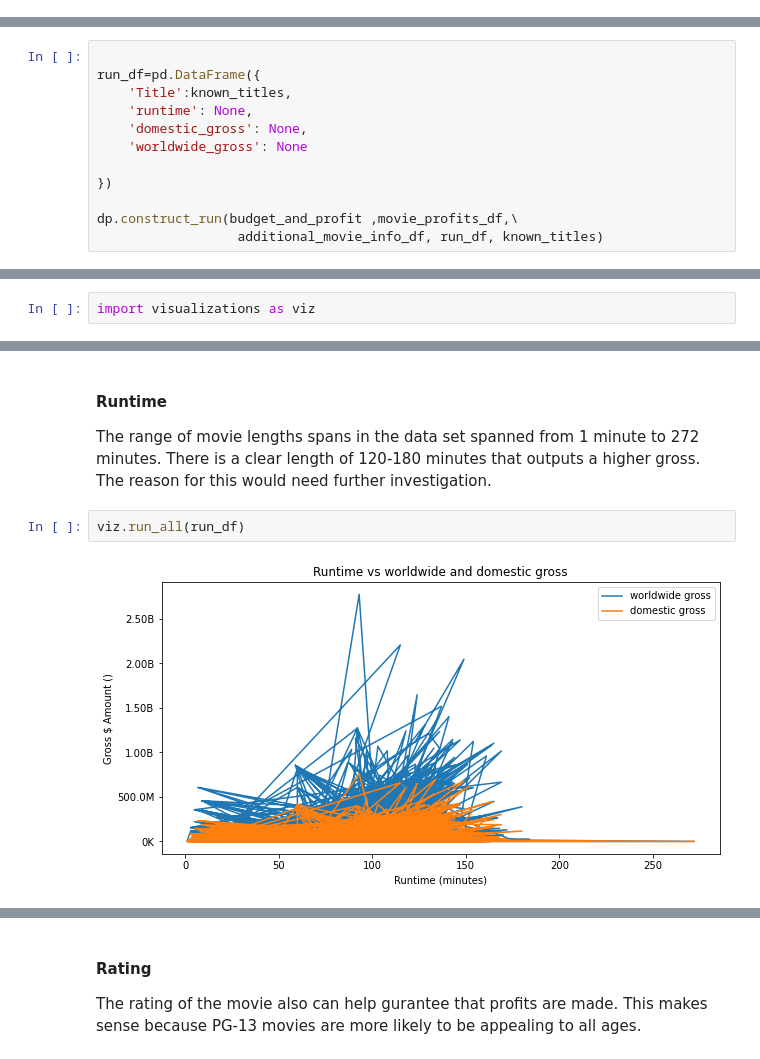
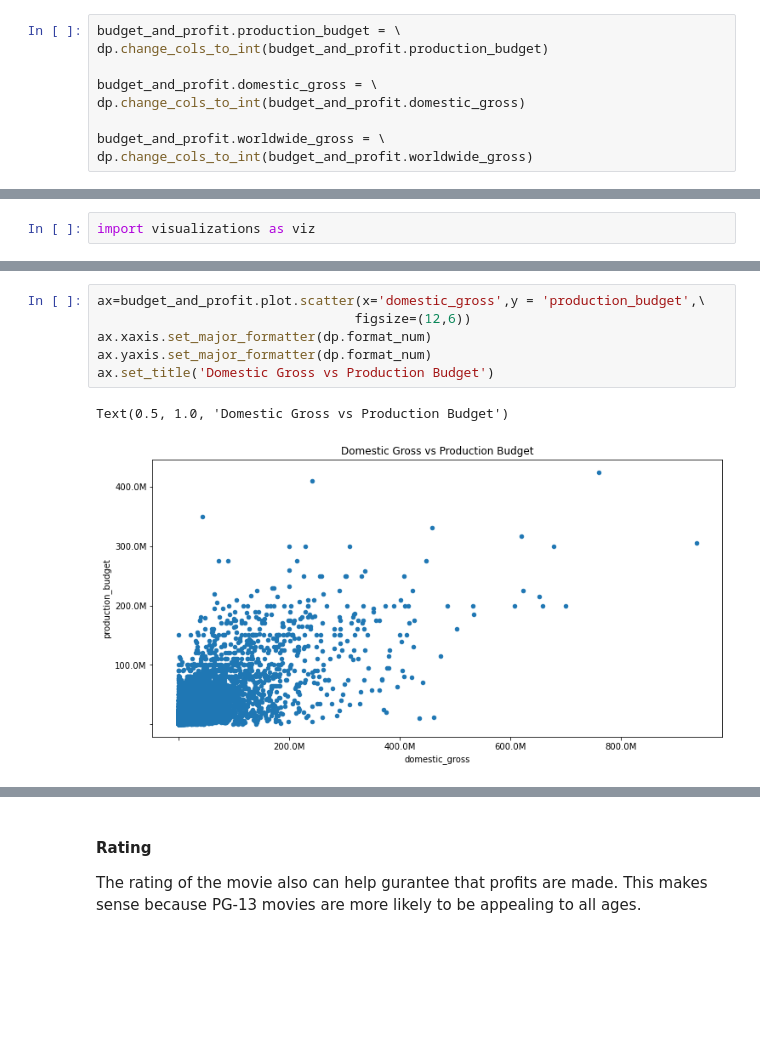
Before and after one commit to Eucalyptusss/dsc-phase-1-project, a Jupyter notebook: microsoft_movies_anaylysis.ipynb, the cells around one changed output, grey strips where cells are left out. Cells and saved outputs as stored; diff of their text form; blank space fills up the shorter version.

```diff
--- a/microsoft_movies_anaylysis.ipynb
+++ b/microsoft_movies_anaylysis.ipynb
@@ -69,0 +94,9 @@ dp.clean_it(budget_and_profit)
+# %%
+budget_and_profit.production_budget = \
+dp.change_cols_to_int(budget_and_profit.production_budget)
+
+budget_and_profit.domestic_gross = \
+dp.change_cols_to_int(budget_and_profit.domestic_gross)
+
+budget_and_profit.worldwide_gross = \
+dp.change_cols_to_int(budget_and_profit.worldwide_gross)
@@ -90,12 +434,0 @@ From there I add the associated values from additional_movie_info_df,budget_and_
-# %%
-
-run_df=pd.DataFrame({
-    'Title':known_titles,
-    'runtime': None,
-    'domestic_gross': None,
-    'worldwide_gross': None
-
-})
-
-dp.construct_run(budget_and_profit ,movie_profits_df,\
-                  additional_movie_info_df, run_df, known_titles)
@@ -166,10 +779,9 @@ viz.budget_line(budget_and_profit)
-# %% [markdown]
-#### __Runtime__
-
-The range of movie lengths spans in the data set spanned from 1 minute to 272 minutes.
-There is a clear length of 120-180 minutes that outputs a higher gross. The reason for
-this would need further investigation.
-# %%
-viz.run_all(run_df)
-# %% [output]
-[figure, removed]
+# %%
+ax=budget_and_profit.plot.scatter(x='domestic_gross',y = 'production_budget',\
+                                 figsize=(12,6))
+ax.xaxis.set_major_formatter(dp.format_num)
+ax.yaxis.set_major_formatter(dp.format_num)
+ax.set_title('Domestic Gross vs Production Budget')
+# %% [output]
+Text(0.5, 1.0, 'Domestic Gross vs Production Budget')
+[figure, added]
```
Also changed, not shown: parts of 133 cells of this notebook, 10 other files.
